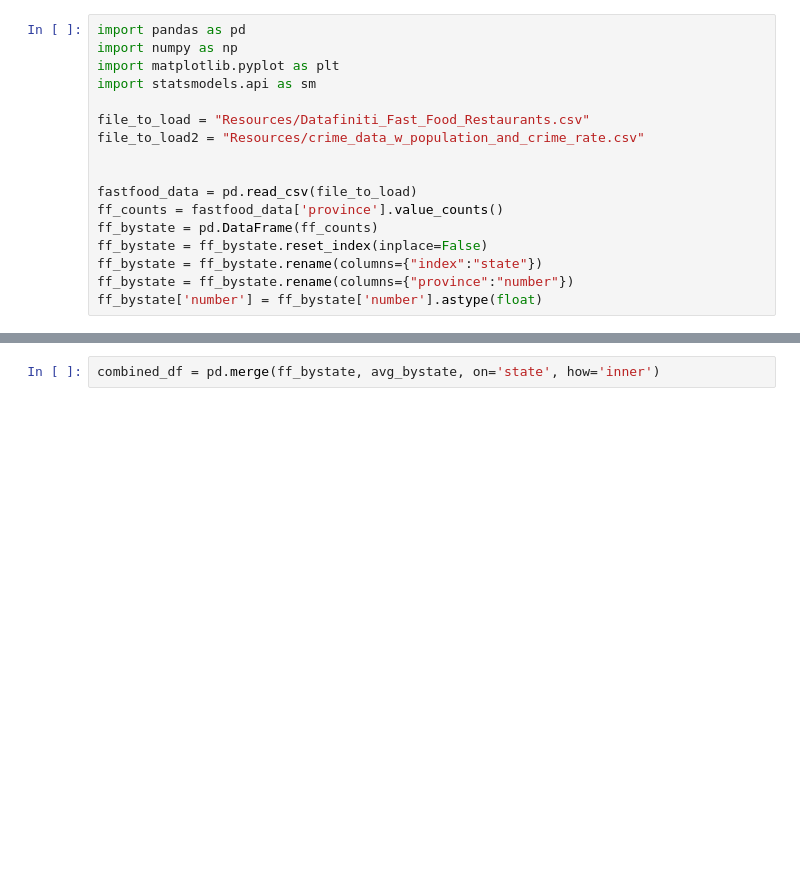
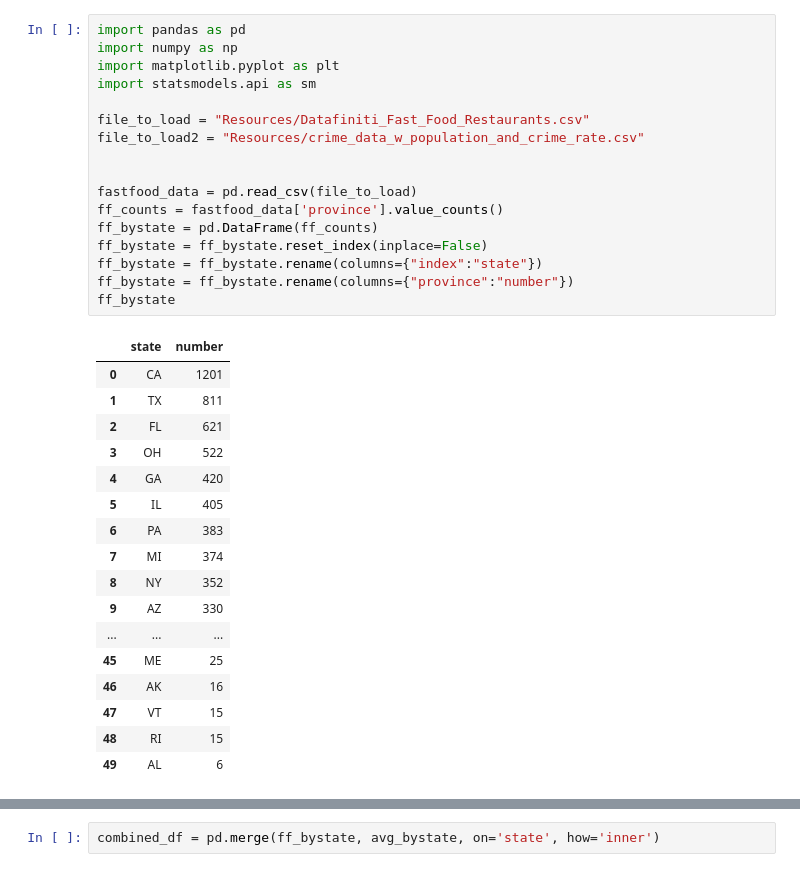
Before and after one commit to r-matt-hawley/FastFoodConcerns, a Jupyter notebook: FastFood vs. Crime Rate.ipynb, the cells around one changed output, grey strips where cells are left out. Cells and saved outputs as stored; diff of their text form; blank space fills up the shorter version.

```diff
--- a/FastFood vs. Crime Rate.ipynb
+++ b/FastFood vs. Crime Rate.ipynb
@@ -1,20 +1,38 @@
 # %%
 import pandas as pd
 import numpy as np
 import matplotlib.pyplot as plt
 import statsmodels.api as sm
 
 file_to_load = "Resources/Datafiniti_Fast_Food_Restaurants.csv"
 file_to_load2 = "Resources/crime_data_w_population_and_crime_rate.csv"
 
 
 fastfood_data = pd.read_csv(file_to_load)
 ff_counts = fastfood_data['province'].value_counts()
 ff_bystate = pd.DataFrame(ff_counts)
 ff_bystate = ff_bystate.reset_index(inplace=False)
 ff_bystate = ff_bystate.rename(columns={"index":"state"})
 ff_bystate = ff_bystate.rename(columns={"province":"number"})
-ff_bystate['number'] = ff_bystate['number'].astype(float)
+ff_bystate
+# %% [output]
+|  | state | number |
+| 0 | CA | 1201 |
+| 1 | TX | 811 |
+| 2 | FL | 621 |
+| 3 | OH | 522 |
+| 4 | GA | 420 |
+| 5 | IL | 405 |
+| 6 | PA | 383 |
+| 7 | MI | 374 |
+| 8 | NY | 352 |
+| 9 | AZ | 330 |
+| ... | ... | ... |
+| 45 | ME | 25 |
+| 46 | AK | 16 |
+| 47 | VT | 15 |
+| 48 | RI | 15 |
+| 49 | AL | 6 |
 # %%
 crime_data = pd.read_csv(file_to_load2)
 crime_data[['county','state']] = crime_data['county_name'].str.split(', ',expand=True)
```
Also changed, not shown: parts of 8 cells of this notebook, 1 other file.
